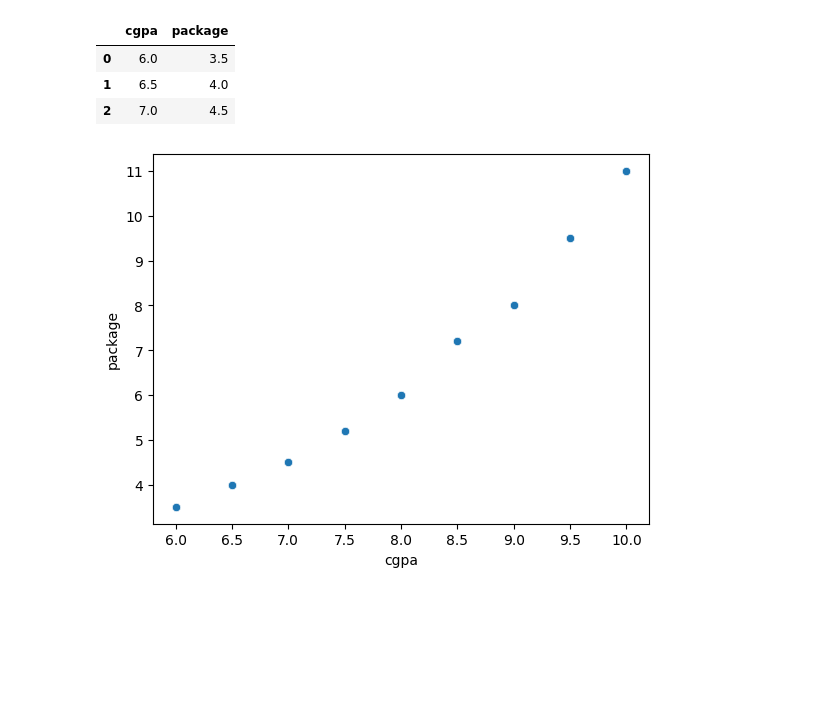
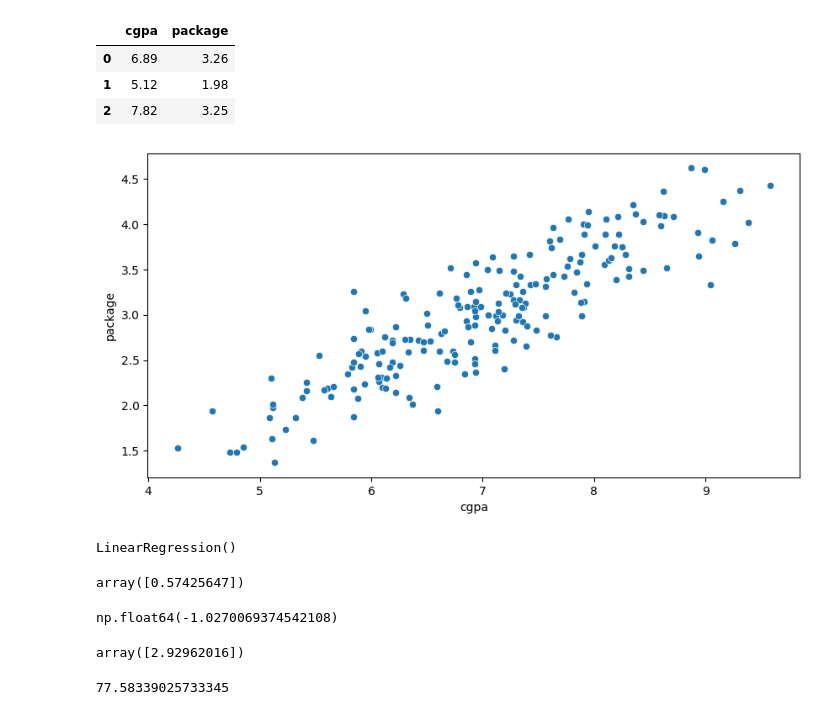
Before and after one commit to kumartusha/Machine_Learning_Fundamentals, a Jupyter notebook: 010_Supervised_machine_learning/001_Regression_Analysis/linear_regression_algorithm.ipynb, the cells around one changed output. Cells and saved outputs as stored; diff of their text form; code cells hidden in the pictures; blank space fills up the shorter version.

Commit message:
machine-learning-work

```diff
--- a/010_Supervised_machine_learning/001_Regression_Analysis/linear_regression_algorithm.ipynb
+++ b/010_Supervised_machine_learning/001_Regression_Analysis/linear_regression_algorithm.ipynb
@@ -5,17 +6,17 @@ import matplotlib.pyplot as plt
 # %%
-dataset = pd.read_excel(r"C:\Users\USER\OneDrive\Desktop\Placements.xlsx")
+dataset = pd.read_excel(r"C:\Users\USER\OneDrive\Desktop\Github\Machine_Learning_Github\Machine_Learning_Fundamentals\0001_Datasets\Placements.xlsx")
 dataset.head(3)
 # %% [output]
 |  | cgpa | package |
-| 0 | 6.0 | 3.5 |
-| 1 | 6.5 | 4.0 |
-| 2 | 7.0 | 4.5 |
+| 0 | 6.89 | 3.26 |
+| 1 | 5.12 | 1.98 |
+| 2 | 7.82 | 3.25 |
 # %%
 # dataset.isnull().sum()
 # dataset.describe()
 # dataset.info()
-
+plt.figure(figsize=(10,5))
 sns.scatterplot(x = "cgpa", y = "package", data = dataset)
 plt.show()
 # %% [output]
-[figure, old version]
+[figure, new version]
@@ -21,0 +30,5 @@ plt.show()
+# %%
+lr = LinearRegression()
+lr.fit(x_train , y_train)
+# %% [output]
+LinearRegression()
@@ -21,0 +37,16 @@ plt.show()
+# %%
+lr.coef_    # (value of m)
+# %% [output]
+array([0.57425647])
+# %%
+lr.intercept_    # (value of c)
+# %% [output]
+np.float64(-1.0270069374542108)
+# %%
+lr.predict([[6.89]])
+# %% [output]
+array([2.92962016])
+# %%
+lr.score(x_train, y_train) * 100     # Check the accuracy of the model
+# %% [output]
+77.58339025733345
```
Also changed, not shown: parts of 7 cells of this notebook, 2 other files.
